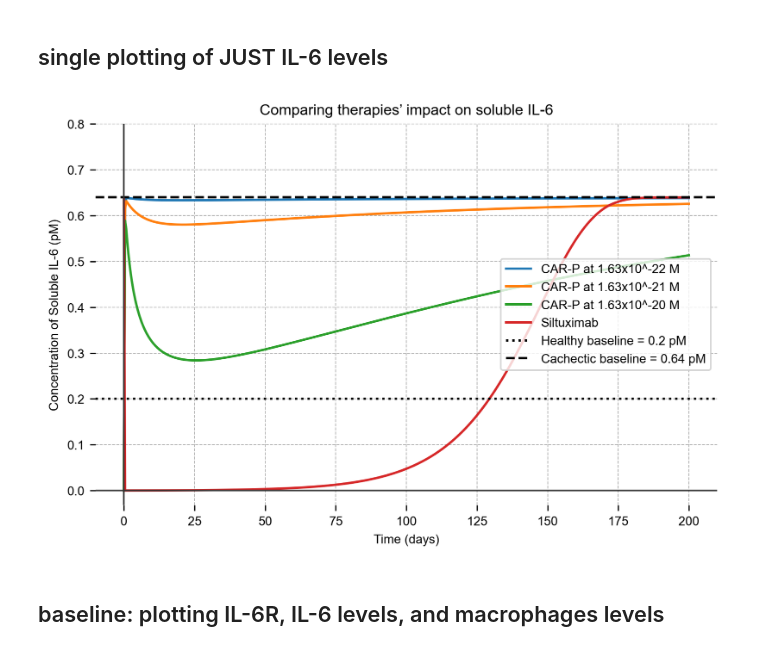
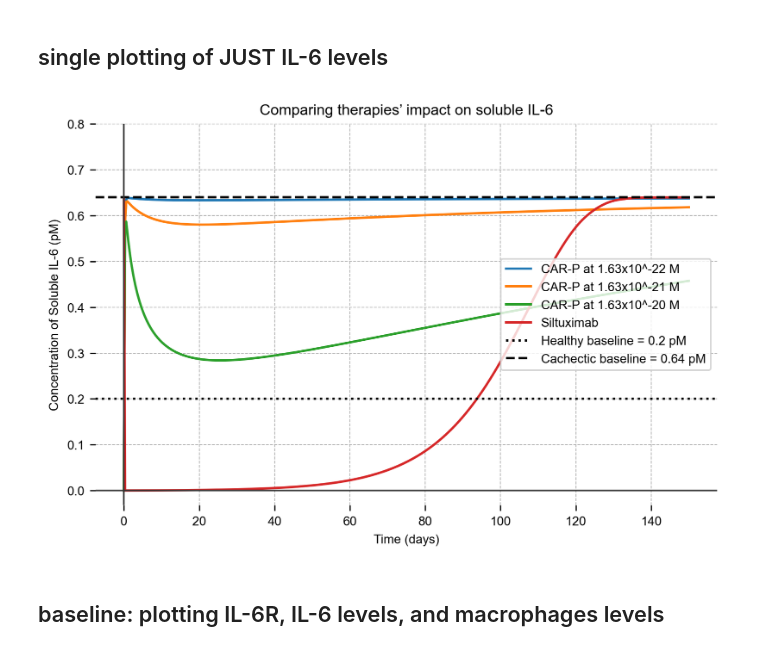
Before and after one commit to mit-igem/car-p-diem, a Jupyter notebook: Tumor.ipynb, the cells around one changed output. Drawn from its saved outputs; the diff is of its cells as text; code cells hidden in the pictures.

```diff
--- a/Tumor.ipynb
+++ b/Tumor.ipynb
@@ -91,7 +91,7 @@ def state_variable_metadata_Ab(macrophage_conc):   # FREE-FLOATING Abs (Siltuxim
         'Re': Species(description="Endocytosed IL-6R", initial_value=0, units='M'),
         'Ce': Species(description="Endocytosed IL-6R/IL-6 complex", initial_value=0, units='M'),
 
-        'Ab': Species(description="Free-floating anti-IL-6", initial_value=7.86e-6, units='M'),
+        'Ab': Species(description="Free-floating anti-IL-6", initial_value=3.9e-6, units='M'),
         'Cf': Species(description="Free-floating IL-6/anti-IL-6 complex", initial_value=0, units='M')
         }
 
@@ -152,7 +152,7 @@ def rate_constants(V_s_CAR_multiplier=1e3):   # can't easily sweep over these pa
         'k_deg_IL6': 9.63e-5,   # my derived natural rate of degradation of IL-6; /s
 
         # siltuximab degradation naturally
-        'k_deg_Ab': 6.2e-7,        # half-life of a free-floating Ab, ln2 / 21 days... lowkey 10e-7 is closer to 8 days rip
+        'k_deg_Ab': 8e-7,        # half-life of a free-floating Ab, ln2 / 21 days... lowkey 10e-7 is closer to 8 days rip
 
         # macrophage degradation naturally
         'k_deg_macrophage': 1e-7   # half life of a macrophage is closer to 6 weeks? so this is a slight exaggeration, like 12 weeks but matches the k_TMEelim Jeannie used
@@ -360,7 +359,7 @@ for macrophage_conc in macrophage_concs:
 SAVE_FIGS = False   # CHANGE TO FALSE IF YOU WANT TO DISPLAY PLOTS AND NOT DOWNLOAD THEM
 
 # create time axis
-simulation_time_mins = 200  # days
+simulation_time_mins = 150  # days
 t = np.linspace(0, simulation_time_mins*60*60*24, 500)
 simulation_results = {}
 solutions = {}
@@ -377,34 +376,34 @@ for macrophage_conc in macrophage_concs:
     simulation_results_CAR, solution_CAR = simulate_binding_recycling_and_degradation(t, constants, metadata_CAR, 'CAR')
     simulation_results_Ab, solution_Ab = simulate_binding_recycling_and_degradation(t, constants, metadata_Ab, 'Ab')
 
     plot_time_axis = simulation_results_CAR['t']/3600/24  # days
 
     ax.plot(plot_time_axis, simulation_results_CAR['IL-6']*1e12, label=f'CAR-P at {concentrations[macrophage_conc]} M')
 
 ax.plot(plot_time_axis, simulation_results_Ab['IL-6']*1e12, label='Siltuximab')
 ax.set_xlabel('Time (days)')
 ax.set_ylabel('Concentration of Soluble IL-6 (pM)')
 ax.set_title('Comparing therapies’ impact on soluble IL-6')
 plt.ylim(top=0.8)
 
 # Healthy baseline
 ax.axhline(y=0.2, color='black', linestyle=':', label='Healthy baseline = 0.2 pM')
 # ax.text(0.98, 0.207, 'Healthy baseline', ha='right', va='bottom', transform=ax.get_yaxis_transform(), fontsize=8)
 
 # Cachectic baseline
 ax.axhline(y=0.64, color='black', linestyle='--', label='Cachectic baseline = 0.64 pM')
 # ax.text(0.98, 0.65, 'Cachectic baseline', ha='right', va='bottom', transform=ax.get_yaxis_transform(), fontsize=8)
 
 ax.legend(loc='right')
 make_plot_look_good(ax)
 
 if SAVE_FIGS:
     plt.savefig(f'Tumor/macrophage_conc_plots/macrophage_conc_overlaid.jpeg', dpi=300)
     plt.close(fig)
 else:
     plt.show()
 # %% [output]
-[figure, old version]
+[figure, new version]
 # %% [markdown]
 ## baseline: plotting IL-6R, IL-6 levels, and macrophages levels
 # %%
```
Also changed, not shown: parts of 2 cells of this notebook, 3 other files.
